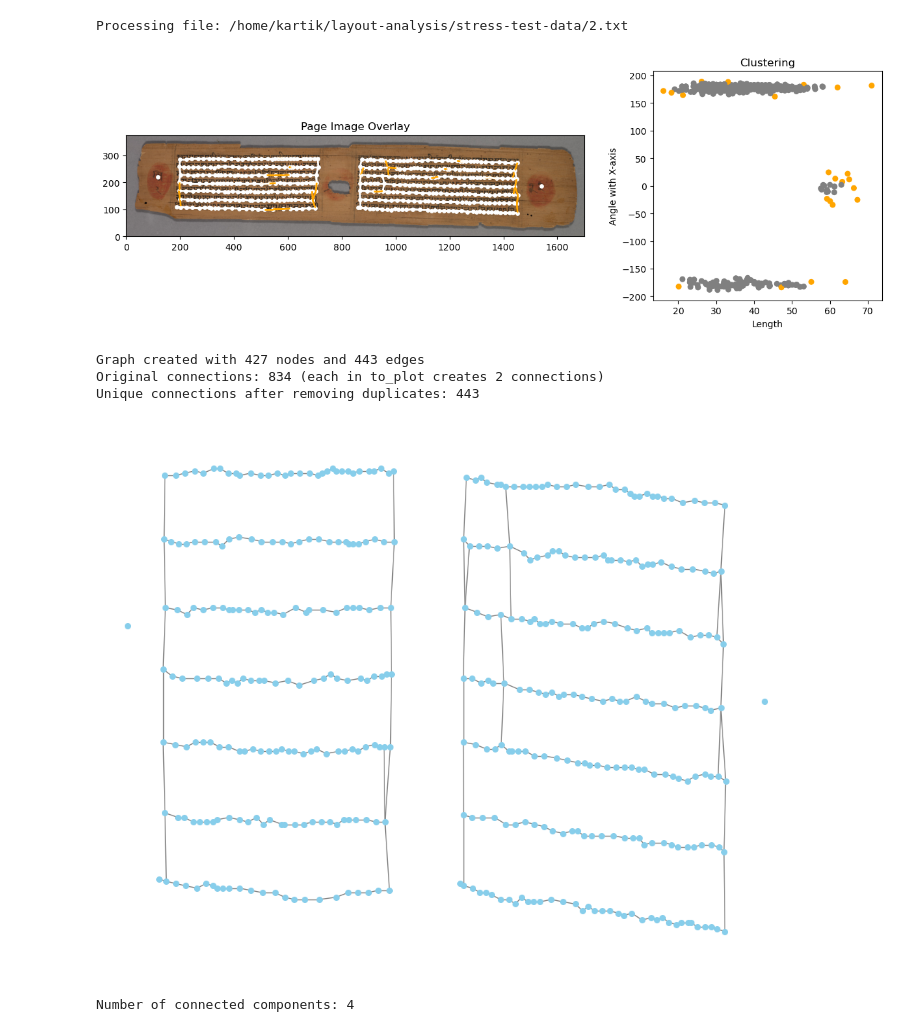
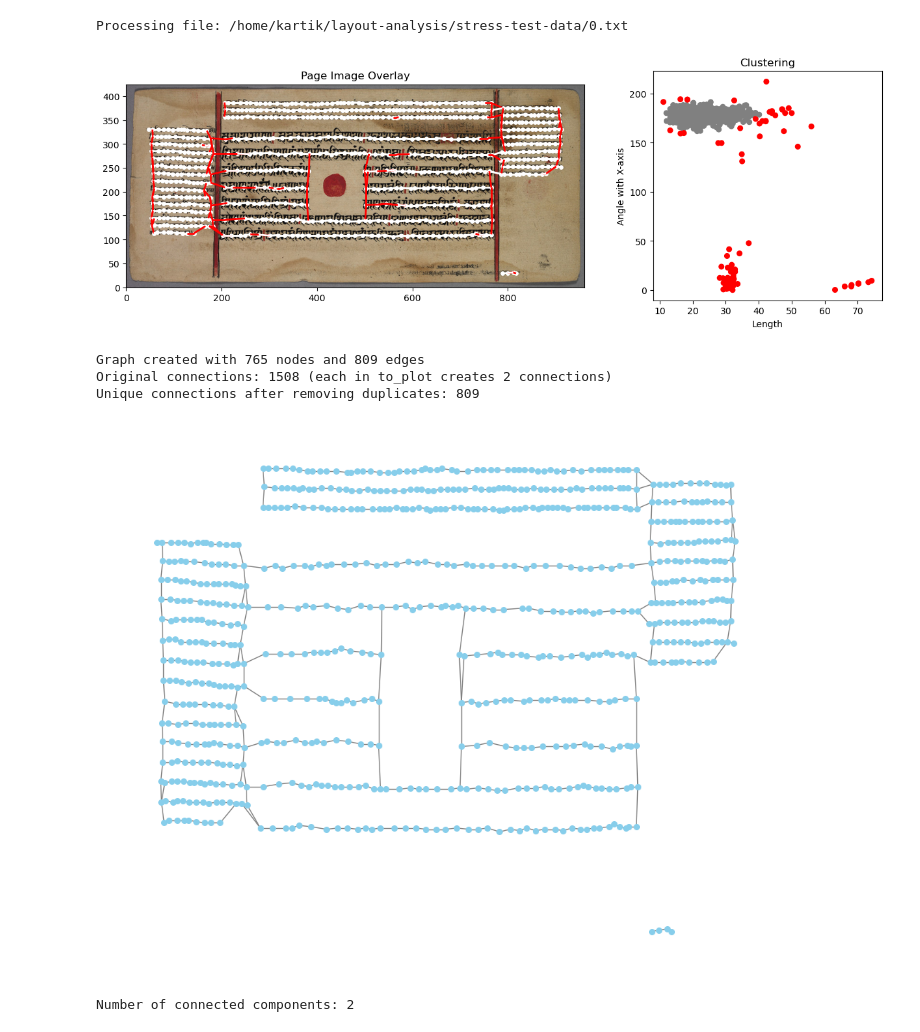
Before and after one commit to flame-cai/layout-analysis, a Jupyter notebook: simple_graph-v2.ipynb, the cells around one changed output. Saved outputs shown, nothing was run; the diff lists cells and outputs as text; code cells hidden in the pictures.

Commit message:
only one cluster, only one text orientation

```diff
--- a/simple_graph-v2.ipynb
+++ b/simple_graph-v2.ipynb
@@ -7,12 +7,11 @@ from itertools import combinations
 from scipy.spatial import cKDTree
 from IPython.display import display
 from matplotlib.colors import ListedColormap
-cmap = ListedColormap(['grey', 'orange'])
+cmap = ListedColormap(['grey', 'red'])
 from sklearn.cluster import DBSCAN
 import cv2
-
 import networkx as nx
-
+from collections import Counter
 
 
 DATA_PATH = "/home/kartik/layout-analysis/stress-test-data"
@@ -48,10 +88,7 @@ def convert_to_graph(to_plot, points):
 
     return G, adj_matrix, feature_matrix
 # %%
-pg_no = 2
-bg_img = plt.imread(DATA_PATH+f"/{pg_no}.jpg")  # Replace with your image path
-bg_img = cv2.resize(bg_img, (bg_img.shape[1] // 2, bg_img.shape[0] // 2))
-height, width = bg_img.shape[:2]
+pg_no = 0
 
 #TODO
 # better clustering (more features)
@@ -61,6 +98,10 @@ height, width = bg_img.shape[:2]
 for entry in os.scandir(DATA_PATH):
     # if entry.is_file() and entry.name.endswith(f'{pg_no}.txt'):
     if entry.is_file() and entry.name == f'{pg_no}.txt':
+
+        bg_img = plt.imread(DATA_PATH+f"/{pg_no}.jpg")  # Replace with your image path
+        bg_img = cv2.resize(bg_img, (bg_img.shape[1] // 2, bg_img.shape[0] // 2))
+        height, width = bg_img.shape[:2]
 
         points_file = entry.path
         print(f"Processing file: {points_file}")
@@ -74,7 +115,6 @@ for entry in os.scandir(DATA_PATH):
         seg_colors = []
 
         to_cluster = []
-        global_pair_tracker = []
         to_plot = []
 
         # Process nearest neighbors
@@ -108,7 +148,6 @@ for entry in os.scandir(DATA_PATH):
             if filtered_neighbours:
                 # select the pair with the shortest total_length (sometimes, the 2nd shortest is the right answer)
                 shortest_pair = min(filtered_neighbours, key=lambda x: x[2])
-                global_pair_tracker.append(shortest_pair)
 
                 _connection_1, _connection_2, total_length, cos_similarity = shortest_pair
                 global_idx_connection_1 = _connection_1[0]
@@ -120,14 +159,15 @@ for entry in os.scandir(DATA_PATH):
                 theta = (theta_a,theta_b)
 
                 to_plot.append((current_point_index, global_idx_connection_1, global_idx_connection_2))
-                to_cluster.append((total_length, theta[0]+theta[1]))
+                to_cluster.append((total_length, np.abs(theta[0]+theta[1]), )) # absolute value because we want 0, 180, -180 to be the same
 
 
         to_cluster_array = np.array(to_cluster)  # Convert list to NumPy array
 
         # Run DBSCAN (adjust eps and min_samples as needed)
-        dbscan = DBSCAN(eps=3, min_samples=2)  # Tune these parameters
-        labels = dbscan.fit_predict(to_cluster_array)
+        # dbscan = DBSCAN(eps=3, min_samples=2)  # Tune these parameters
+        # labels = dbscan.fit_predict(to_cluster_array)
+        labels = cluster_with_single_majority(to_cluster, eps=3, min_samples=2)
         colors = np.zeros(len(to_cluster))
         # Mark outliers (DBSCAN assigns -1 to outliers)
         colors[labels == -1] = 1
@@ -143,7 +183,7 @@ for entry in os.scandir(DATA_PATH):
             seg1 = (points[s[0]], points[s[1]])
             seg2 = (points[s[0]], points[s[2]])
             segments.extend([seg1, seg2])
-            segment_color = 'orange' if colors[i] == 1 else 'white'
+            segment_color = 'red' if colors[i] == 1 else 'white'
             seg_colors.extend([segment_color, segment_color])
 
         ax1.imshow(bg_img, alpha=1, zorder=0, extent=[0, width, 0, height])
@@ -185,39 +225,41 @@ for entry in os.scandir(DATA_PATH):
             ax1.add_collection(highlighted_segments[0])
             fig.canvas.draw_idle()
 
         fig.canvas.mpl_connect('pick_event', on_pick)
 
         # Display the interactive figure (keeps multiple figures interactive)
         display(fig)
 
         # Create the graph and matrices
         G, adjacency_matrix, feature_matrix = convert_to_graph(to_plot, points)
 
         # Print some statistics about the graph
         print(f"Graph created with {G.number_of_nodes()} nodes and {G.number_of_edges()} edges")
         print(f"Original connections: {len(to_plot)*2} (each in to_plot creates 2 connections)")
         print(f"Unique connections after removing duplicates: {G.number_of_edges()}")
 
         # Visualize the graph structure (optional)
         plt.figure(figsize=(10, 8))
         pos = {i: point for i, point in enumerate(points)}
         nx.draw(G, pos, with_labels=False, node_size=30, node_color='skyblue', edge_color='gray')
         plt.title("Graph representation")
         plt.tight_layout()
         plt.show()
 
         # Save matrices if needed
-        np.save(f'adjacency_matrix_page_{pg_no}.npy', adjacency_matrix)
-        np.save(f'feature_matrix_page_{pg_no}.npy', feature_matrix)
+        # np.save(f'adjacency_matrix_page_{pg_no}.npy', adjacency_matrix)
+        # np.save(f'feature_matrix_page_{pg_no}.npy', feature_matrix)
 
         # Optional: If you want to analyze connected components
         connected_components = list(nx.connected_components(G))
         print(f"Number of connected components: {len(connected_components)}")
+
+pg_no+=1
 # %% [output]
-Processing file: /home/kartik/layout-analysis/stress-test-data/2.txt
+Processing file: /home/kartik/layout-analysis/stress-test-data/0.txt
-[figure, old version]
+[figure, new version]
-Graph created with 427 nodes and 443 edges
-Original connections: 834 (each in to_plot creates 2 connections)
-Unique connections after removing duplicates: 443
+Graph created with 765 nodes and 809 edges
+Original connections: 1508 (each in to_plot creates 2 connections)
+Unique connections after removing duplicates: 809
-[figure, old version]
+[figure, new version]
-Number of connected components: 4
+Number of connected components: 2
```
Also changed, not shown: parts of 3 cells of this notebook, 4 other files.
